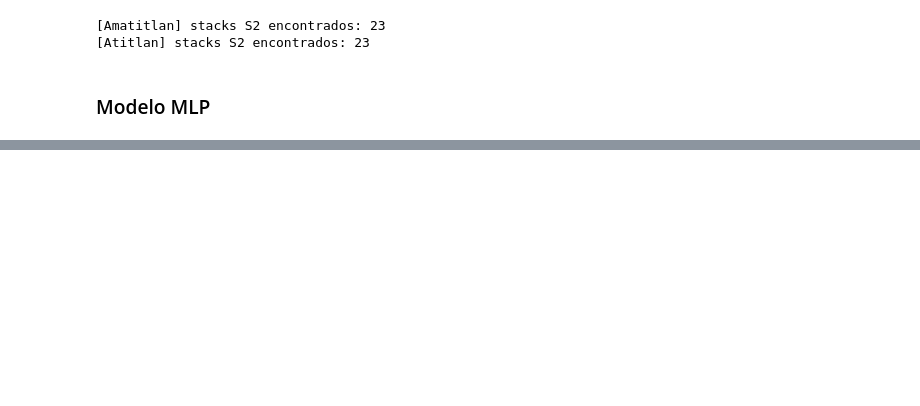
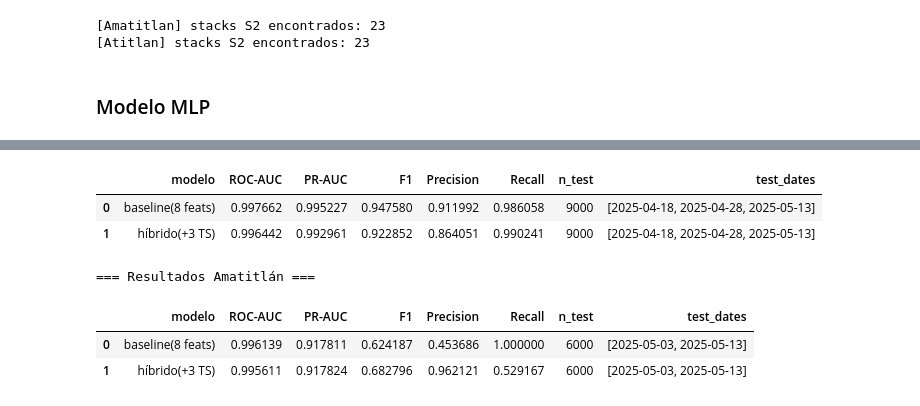
Before and after one commit to DiegoGarV/Lab4_DS, a Jupyter notebook: src/data.ipynb, the cells around one changed output, grey strips where cells are left out. Cells and saved outputs as stored; diff of their text form; code cells hidden in the pictures; blank space fills up the shorter version.

Commit message:
feat: hybrid model with temporal features (12)

```diff
--- a/src/data.ipynb
+++ b/src/data.ipynb
@@ -1601,0 +1600,10 @@ privateuseone:0
+# %%
+import torch
+def get_device():
+    if torch.cuda.is_available():
+        print("[device] CUDA:", torch.cuda.get_device_name(0))
+        return torch.device("cuda")
+    print("[device] CPU")
+    return torch.device("cpu")
+
+device = get_device()
@@ -1972,0 +2358,7 @@ Modelos guardados en: C:\Universidad Desktop\2025\Segundo\DataScience\Lab4_DS\da
+# %%
+res_ati, models_ati, td_ati = train_eval_hybrid("Atitlan",   TS_FEATS["Atitlan"],   epochs=12, batch=4096)
+res_am,  models_am,  td_am  = train_eval_hybrid("Amatitlan", TS_FEATS["Amatitlan"], epochs=12, batch=4096)
+
+print("\n=== Resultados Atitlán ==="); display(res_ati)
+print("\n=== Resultados Amatitlán ==="); display(res_am)
+# %% [output]
@@ -1972,0 +2382,7 @@ Modelos guardados en: C:\Universidad Desktop\2025\Segundo\DataScience\Lab4_DS\da
+|  | modelo | ROC-AUC | PR-AUC | F1 | Precision | Recall | n_test | test_dates |
+| 0 | baseline(8 feats) | 0.997662 | 0.995227 | 0.947580 | 0.911992 | 0.986058 | 9000 | [2025-04-18, 2025-04-28, 2025-05-13] |
+| 1 | híbrido(+3 TS) | 0.996442 | 0.992961 | 0.922852 | 0.864051 | 0.990241 | 9000 | [2025-04-18, 2025-04-28, 2025-05-13] |
+=== Resultados Amatitlán ===
+|  | modelo | ROC-AUC | PR-AUC | F1 | Precision | Recall | n_test | test_dates |
+| 0 | baseline(8 feats) | 0.996139 | 0.917811 | 0.624187 | 0.453686 | 1.000000 | 6000 | [2025-05-03, 2025-05-13] |
+| 1 | híbrido(+3 TS) | 0.995611 | 0.917824 | 0.682796 | 0.962121 | 0.529167 | 6000 | [2025-05-03, 2025-05-13] |
```
Also changed, not shown: parts of 12 cells of this notebook.
